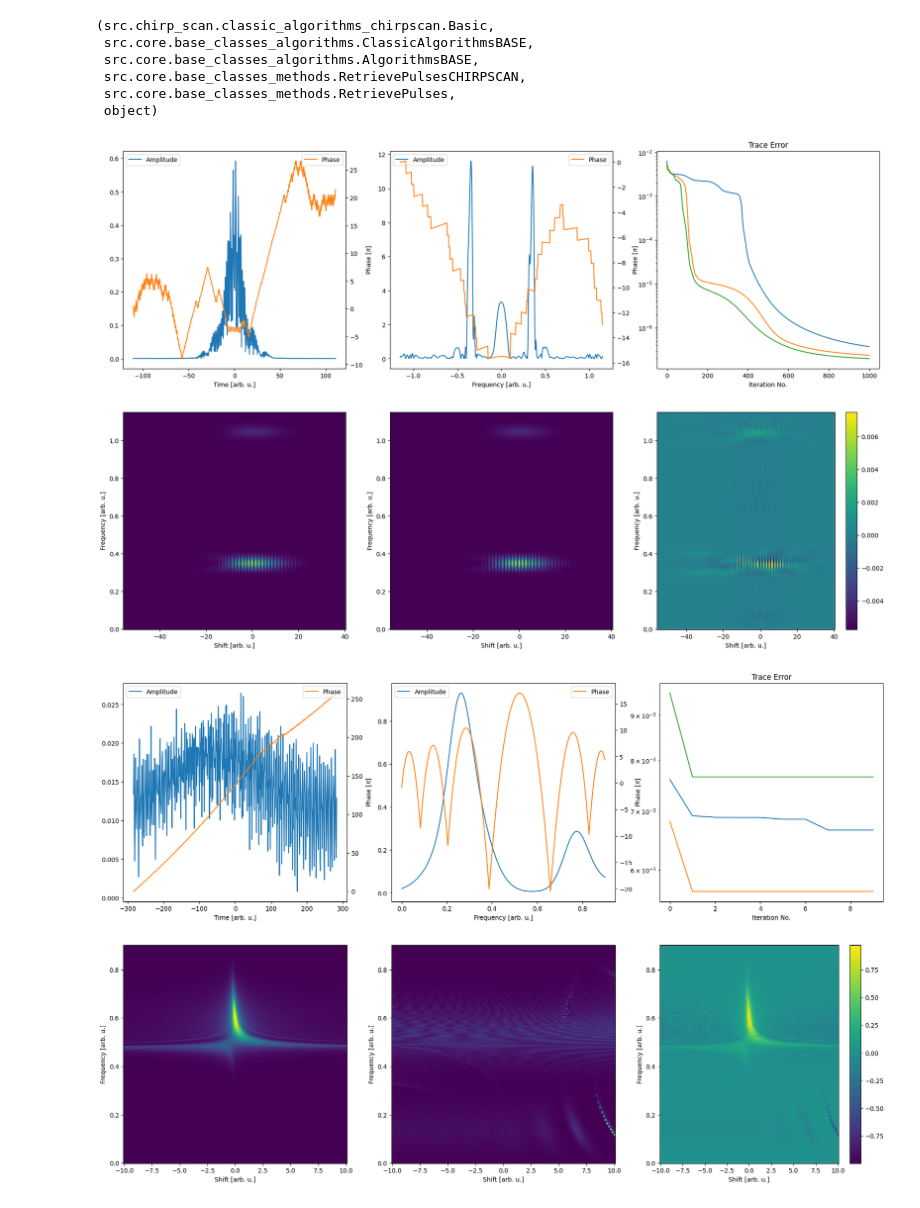
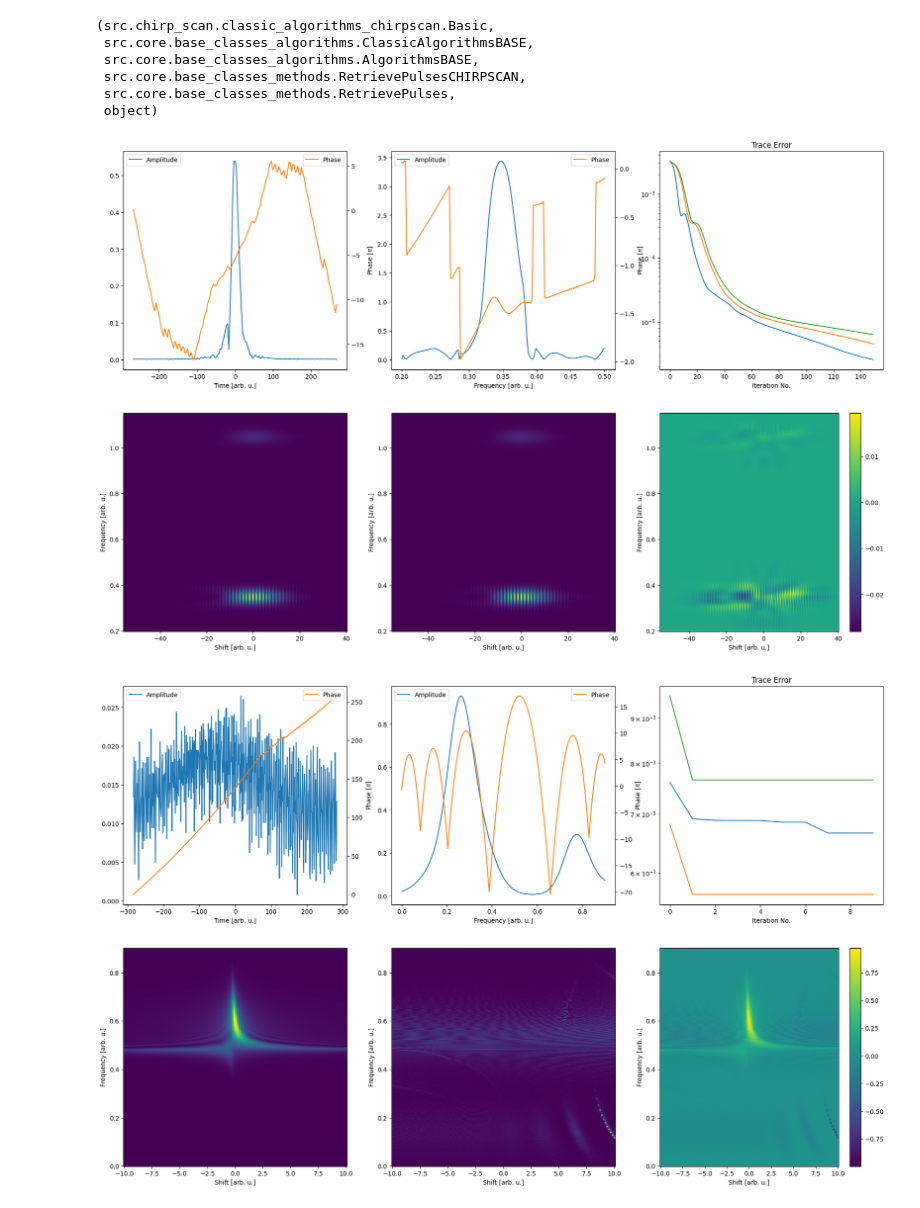
Before and after one commit to matillda123/Pulse-Retrieval-with-Jax, a Jupyter notebook: _usage_example.ipynb, the cells around one changed output. Cells and saved outputs as stored; diff of their text form; code cells hidden in the pictures.

Commit message:
Real fields seems to actually work now. Untested

```diff
--- a/_usage_example.ipynb
+++ b/_usage_example.ipynb
@@ -293,7 +293,7 @@ Basic.__mro__
 # %%
 from src.real_fields import frog
 # %%
-# de = DifferentialEvolution(time, frequency, trace, "thg", cross_correlation=False)#.use_measured_spectrum()
+# de = frog.DifferentialEvolution(time, frequency, trace, "thg", cross_correlation=False, real_fields="flip")#.use_measured_spectrum()
 # #spectral_amplitude = de.get_spectral_amplitude(spectra.pulse[0], spectra.pulse[1], "pulse")
 # #spectral_amplitude = de.get_spectral_amplitude(spectra.gate[0], spectra.gate[1], "gate")
 
@@ -326,36 +326,36 @@ from src.real_fields import frog
 
 # population = lsf.create_initial_population(population_size=3, amp_type="discrete", phase_type="discrete")
 
 # # lsf.number_of_bisection_iterations=12
 # # lsf.random_direction_mode="random"
 # # lsf.no_points_for_continuous=5
 
 # final_result = lsf.run(population, 1000)
 # lsf.plot_results(final_result)
 
 
 
 
 
-ad = frog.AutoDiff(time, frequency, trace, "thg", cross_correlation=False)#"doubleblind")#.use_measured_spectrum()
+ad = frog.AutoDiff(time, frequency, trace, "thg", cross_correlation=False, f_range_fields=(0.2,0.5))#"doubleblind")#.use_measured_spectrum()
 
 # spectral_amplitude = ad.get_spectral_amplitude(spectra.pulse[0], spectra.pulse[1], "pulse")
 # spectral_amplitude = ad.get_spectral_amplitude(spectra.gate[0], spectra.gate[1], "gate")
 
 population = ad.create_initial_population(population_size=3, amp_type="constant", phase_type="constant", no_funcs_amp=1, no_funcs_phase=30)
 
 # ad.alternating_optimization = True
 # ad.solver = optax.adam(learning_rate=1e-1)
 
 import optimistix
 import optax
 #ad.solver = optimistix.GaussNewton
 ad.solver = optax.adam(learning_rate=0.1)
 #population = pop_final
-final_result = ad.run(population, 1000)
+final_result = ad.run(population, 150)
 ad.plot_results(final_result)
 # %% [output]
-[figure, old version]
+[figure, new version]
 # %%
 from src.chirp_scan import DifferentialEvolution, Evosax, LSF, AutoDiff
 # %%
```
Also changed, not shown: parts of 2 cells of this notebook, 4 other files.
